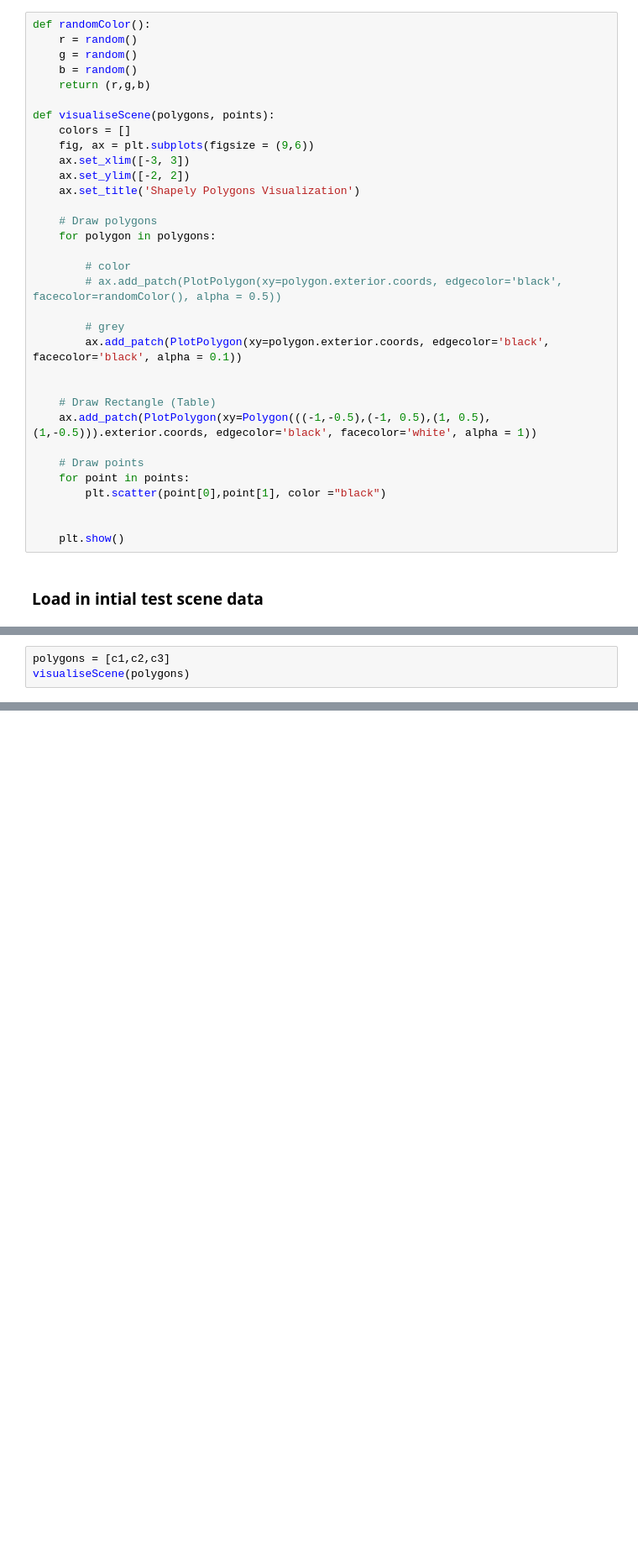
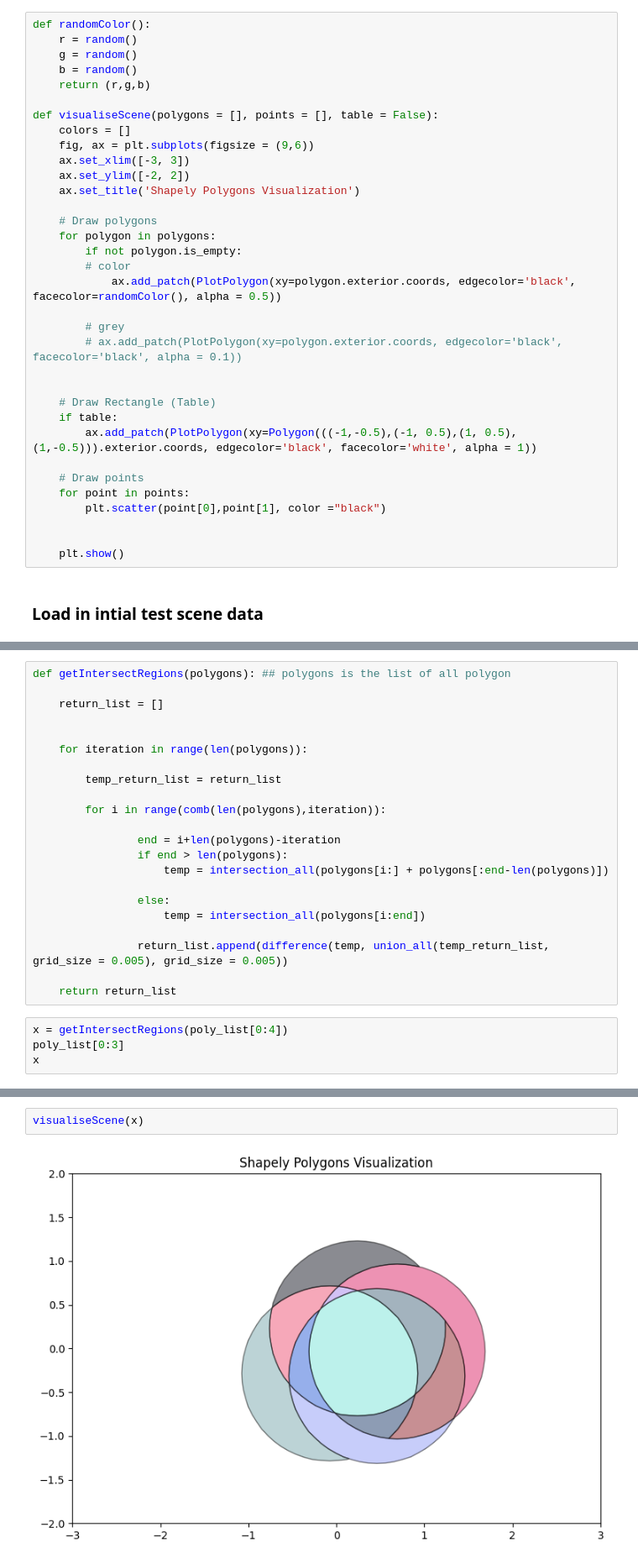
Before and after one commit to lohxinzhi/Waypoint_Optimizer, a Jupyter notebook: overlap_test.ipynb, the cells around one changed output, grey strips where cells are left out. Shown at 84% size. Saved outputs shown, nothing was run; the diff lists cells and outputs as text; blank space fills up the shorter version.

Commit message:
add getIntersectingRegions

```diff
--- a/overlap_test.ipynb
+++ b/overlap_test.ipynb
@@ -19,7 +23,7 @@ def randomColor():
     b = random()
     return (r,g,b)
 
-def visualiseScene(polygons, points):
+def visualiseScene(polygons = [], points = [], table = False):
     colors = []
     fig, ax = plt.subplots(figsize = (9,6))
     ax.set_xlim([-3, 3])
@@ -28,16 +32,17 @@ def visualiseScene(polygons, points):
 
     # Draw polygons
     for polygon in polygons:
-
+        if not polygon.is_empty:
         # color
-        # ax.add_patch(PlotPolygon(xy=polygon.exterior.coords, edgecolor='black', facecolor=randomColor(), alpha = 0.5))
+            ax.add_patch(PlotPolygon(xy=polygon.exterior.coords, edgecolor='black', facecolor=randomColor(), alpha = 0.5))
 
         # grey
-        ax.add_patch(PlotPolygon(xy=polygon.exterior.coords, edgecolor='black', facecolor='black', alpha = 0.1))
+        # ax.add_patch(PlotPolygon(xy=polygon.exterior.coords, edgecolor='black', facecolor='black', alpha = 0.1))
 
 
     # Draw Rectangle (Table)
-    ax.add_patch(PlotPolygon(xy=Polygon(((-1,-0.5),(-1, 0.5),(1, 0.5),(1,-0.5))).exterior.coords, edgecolor='black', facecolor='white', alpha = 1))
+    if table:
+        ax.add_patch(PlotPolygon(xy=Polygon(((-1,-0.5),(-1, 0.5),(1, 0.5),(1,-0.5))).exterior.coords, edgecolor='black', facecolor='white', alpha = 1))
 
     # Draw points
     for point in points:
@@ -91,3 +97,0 @@ visualiseScene(poly_list, centers_list)
-# %%
-polygons = [c1,c2,c3]
-visualiseScene(polygons)
@@ -93,0 +110,26 @@ visualiseScene(polygons)
+# %%
+def getIntersectRegions(polygons): ## polygons is the list of all polygon
+
+    return_list = []
+
+
+    for iteration in range(len(polygons)):
+
+        temp_return_list = return_list
+
+        for i in range(comb(len(polygons),iteration)):
+
+                end = i+len(polygons)-iteration
+                if end > len(polygons):
+                    temp = intersection_all(polygons[i:] + polygons[:end-len(polygons)])
+
+                else:
+                    temp = intersection_all(polygons[i:end])
+
+                return_list.append(difference(temp, union_all(temp_return_list, grid_size = 0.005), grid_size = 0.005))
+
+    return return_list
+# %%
+x = getIntersectRegions(poly_list[0:4])
+poly_list[0:3]
+x
@@ -93,0 +156,4 @@ visualiseScene(polygons)
+# %%
+visualiseScene(x)
+# %% [output]
+[figure, added]
```
Also changed, not shown: parts of 9 cells of this notebook, 1 other file.
